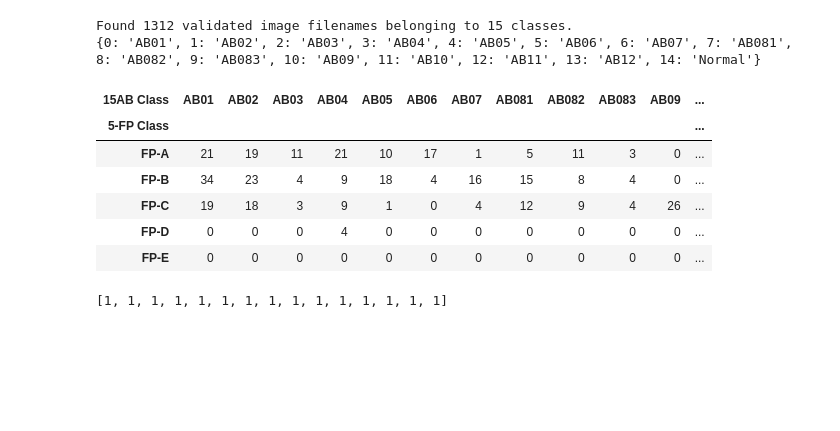
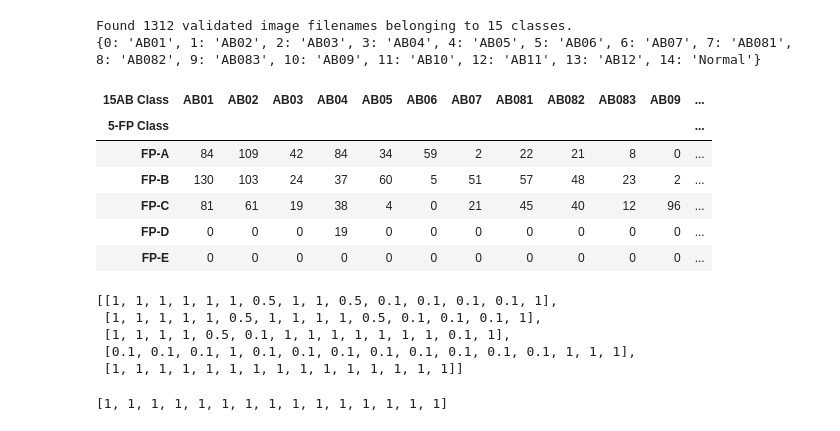
Before and after one commit to Peckkie/Experiment_Evaluation_CCA, a Jupyter notebook: Evaluation_15ABClass_By5FPScoresAct_แบบที่ 4.ipynb, the cells around one changed output. Saved outputs shown, nothing was run; the diff lists cells and outputs as text; code cells hidden in the pictures; blank space fills up the shorter version.

```diff
--- a/Evaluation_15ABClass_By5FPScoresAct_แบบที่ 4.ipynb
+++ b/Evaluation_15ABClass_By5FPScoresAct_แบบที่ 4.ipynb
@@ -79,15 +79,15 @@ print(labels)
 Found 1312 validated image filenames belonging to 15 classes.
 {0: 'AB01', 1: 'AB02', 2: 'AB03', 3: 'AB04', 4: 'AB05', 5: 'AB06', 6: 'AB07', 7: 'AB081', 8: 'AB082', 9: 'AB083', 10: 'AB09', 11: 'AB10', 12: 'AB11', 13: 'AB12', 14: 'Normal'}
 # %%
-conf_mat = pd.crosstab(df0['Views'],df0['Sub_class'],rownames=['5-FP Class'],colnames=['15AB Class'])
+conf_mat = pd.crosstab(train_df['Views'],train_df['Sub_class'],rownames=['5-FP Class'],colnames=['15AB Class'])
 conf_mat
 # %% [output]
 | 15AB Class | AB01 | AB02 | AB03 | AB04 | AB05 | AB06 | AB07 | AB081 | AB082 | AB083 | AB09 | ... |
 | 5-FP Class |  |  |  |  |  |  |  |  |  |  |  | ... |
-| FP-A | 21 | 19 | 11 | 21 | 10 | 17 | 1 | 5 | 11 | 3 | 0 | ... |
-| FP-B | 34 | 23 | 4 | 9 | 18 | 4 | 16 | 15 | 8 | 4 | 0 | ... |
-| FP-C | 19 | 18 | 3 | 9 | 1 | 0 | 4 | 12 | 9 | 4 | 26 | ... |
-| FP-D | 0 | 0 | 0 | 4 | 0 | 0 | 0 | 0 | 0 | 0 | 0 | ... |
+| FP-A | 84 | 109 | 42 | 84 | 34 | 59 | 2 | 22 | 21 | 8 | 0 | ... |
+| FP-B | 130 | 103 | 24 | 37 | 60 | 5 | 51 | 57 | 48 | 23 | 2 | ... |
+| FP-C | 81 | 61 | 19 | 38 | 4 | 0 | 21 | 45 | 40 | 12 | 96 | ... |
+| FP-D | 0 | 0 | 0 | 19 | 0 | 0 | 0 | 0 | 0 | 0 | 0 | ... |
 | FP-E | 0 | 0 | 0 | 0 | 0 | 0 | 0 | 0 | 0 | 0 | 0 | ... |
 # %%
 FP_ = []
@@ -112,6 +112,14 @@ for j in range(5) :
                 fp.append(a)
         fp.append(1)
         FP_.append(fp)
+# %%
+FP_
+# %% [output]
+[[1, 1, 1, 1, 1, 1, 0.5, 1, 1, 0.5, 0.1, 0.1, 0.1, 0.1, 1],
+ [1, 1, 1, 1, 1, 0.5, 1, 1, 1, 1, 0.5, 0.1, 0.1, 0.1, 1],
+ [1, 1, 1, 1, 0.5, 0.1, 1, 1, 1, 1, 1, 1, 1, 0.1, 1],
+ [0.1, 0.1, 0.1, 1, 0.1, 0.1, 0.1, 0.1, 0.1, 0.1, 0.1, 0.1, 1, 1, 1],
+ [1, 1, 1, 1, 1, 1, 1, 1, 1, 1, 1, 1, 1, 1, 1]]
 # %%
 fp
 # %% [output]
```
Also changed, not shown: parts of 4 cells of this notebook, 16 other files.
